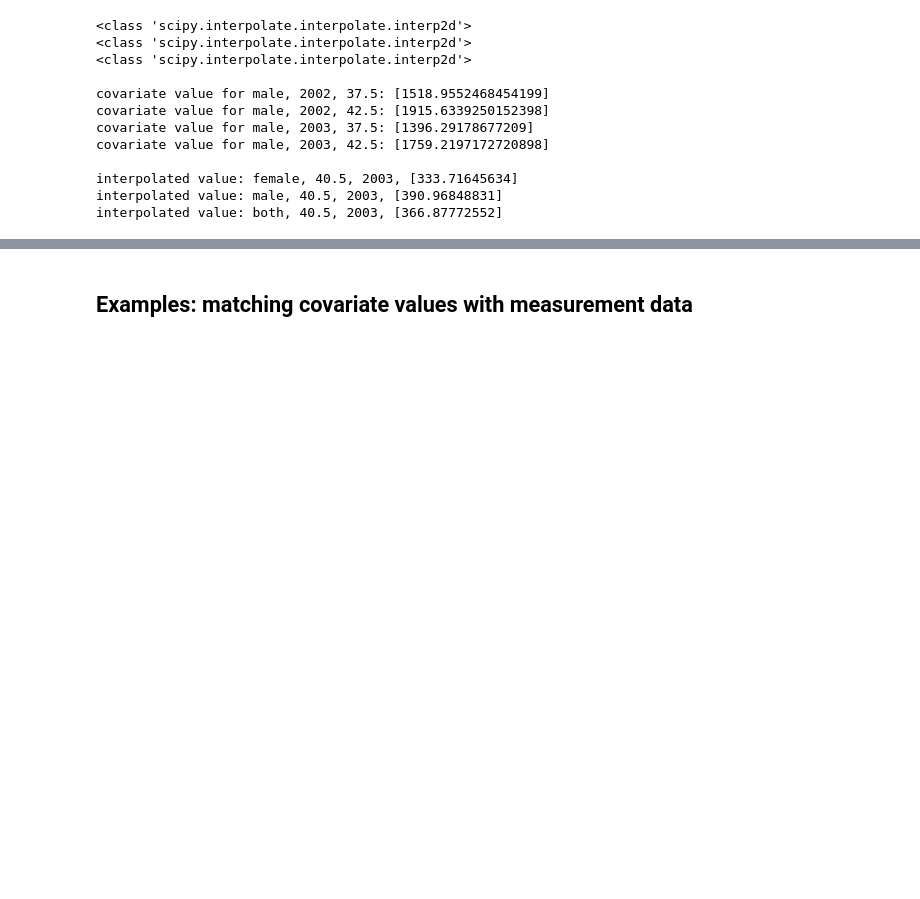
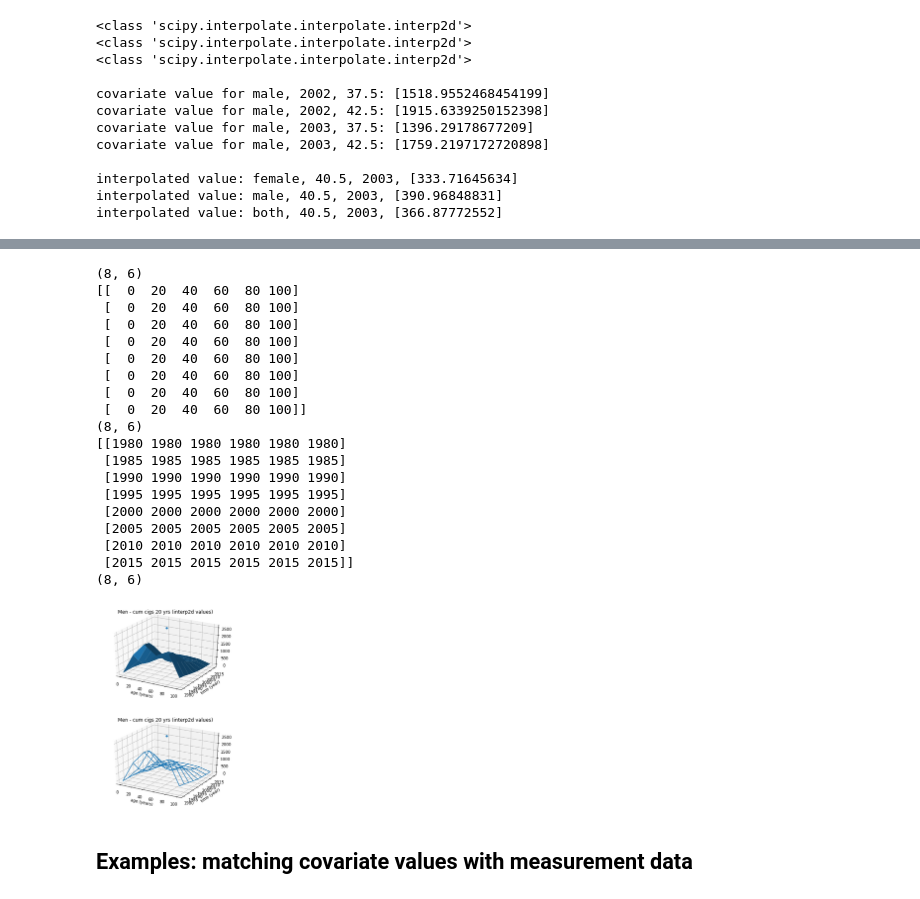
Before and after one commit to nrhawkins/cascade, a Jupyter notebook: docs/refmanual/country_covariates.ipynb, the cells around one changed output, grey strips where cells are left out. Cells and saved outputs as stored; diff of their text form; code cells hidden in the pictures; blank space fills up the shorter version.

```diff
--- a/docs/refmanual/country_covariates.ipynb
+++ b/docs/refmanual/country_covariates.ipynb
@@ -478,3 +515,71 @@ interpolated value: both, 40.5, 2003, [366.87772552]
+# %%
+import numpy as np
+from itertools import repeat
+
+ages = [0, 20, 40, 60, 80, 100]
+times = [1980, 1985, 1990, 1995, 2000, 2005, 2010, 2015]
+
+x = ages * 8
+y = list(np.array(list(repeat(times,len(ages)))).flatten())
+
+x_2d = np.reshape(x, (len(times), len(ages)) )
+print(x_2d.shape)
+print(x_2d)
+
+y_2d = np.reshape(np.repeat(times, len(ages)), (len(times), len(ages)))
+print(y_2d.shape)
+print(y_2d)
+
+z_2d = interp_male(ages, times)
+print(z_2d.shape)
+z = z_ndarray.flatten()
+
+fig= plt.figure()
+ax = plt.axes(projection='3d')
+
+ax.plot_surface(x_2d, y_2d, z_2d)
+
+ax.scatter3D([40],[2003],[2500], "ro")
+
+plt.xlabel("age (years)")
+plt.ylabel("time (year)")
+plt.title("Men - cum cigs 20 yrs (interp2d values)")
+
+
+fig= plt.figure()
+ax = plt.axes(projection='3d')
+
+ax.plot_wireframe(x_2d, y_2d, z_2d)
+
+ax.scatter3D([40],[2003],[2500], "ro")
+
+plt.xlabel("age (years)")
+plt.ylabel("time (year)")
+plt.title("Men - cum cigs 20 yrs (interp2d values)")
+
+plt.show()
+# %% [output]
+(8, 6)
+[[  0  20  40  60  80 100]
+ [  0  20  40  60  80 100]
+ [  0  20  40  60  80 100]
+ [  0  20  40  60  80 100]
+ [  0  20  40  60  80 100]
+ [  0  20  40  60  80 100]
+ [  0  20  40  60  80 100]
+ [  0  20  40  60  80 100]]
+(8, 6)
+[[1980 1980 1980 1980 1980 1980]
+ [1985 1985 1985 1985 1985 1985]
+ [1990 1990 1990 1990 1990 1990]
+ [1995 1995 1995 1995 1995 1995]
+ [2000 2000 2000 2000 2000 2000]
+ [2005 2005 2005 2005 2005 2005]
+ [2010 2010 2010 2010 2010 2010]
+ [2015 2015 2015 2015 2015 2015]]
+(8, 6)
+[figure, added]
+[figure, added]
 # %% [markdown]
 ## Examples:  matching covariate values with measurement data
 # %% [markdown]
```
Also changed, not shown: parts of 3 cells of this notebook, 1 other file.
